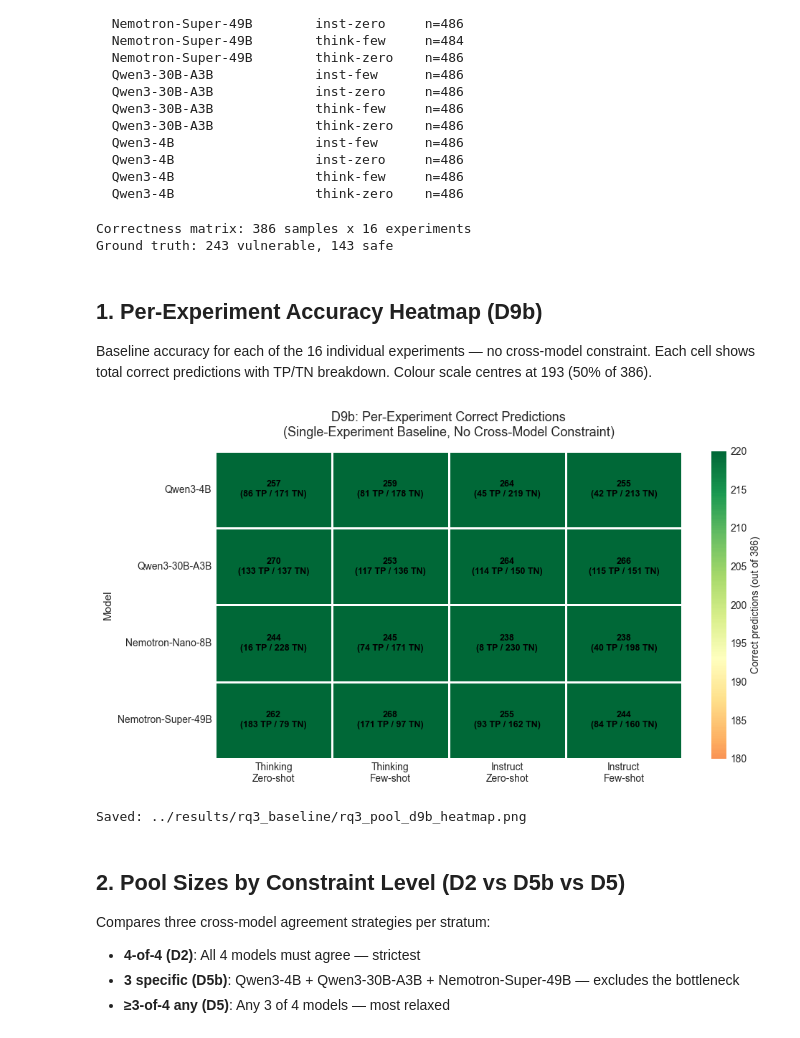
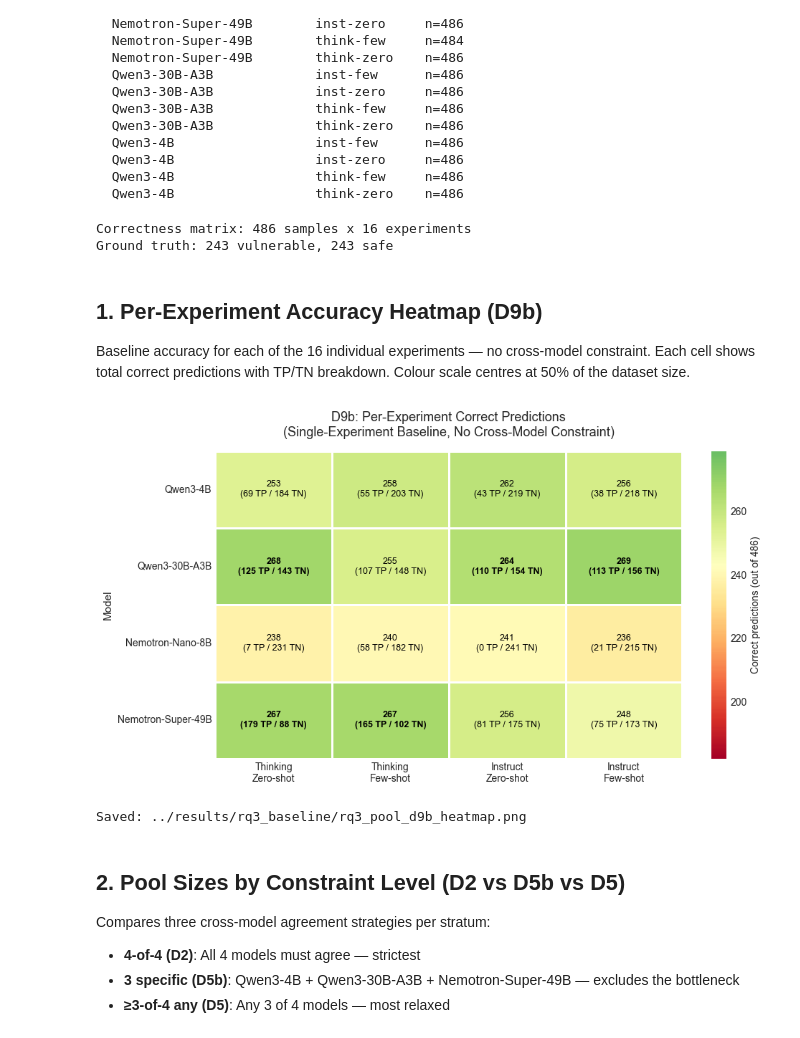
Before and after one commit to unused1/agent-green, a Jupyter notebook: notebooks/rq3_cross_model_pool_analysis.ipynb, the cells around one changed output. Drawn from its saved outputs; the diff is of its cells as text; code cells hidden in the pictures.

```diff
--- a/notebooks/rq3_cross_model_pool_analysis.ipynb
+++ b/notebooks/rq3_cross_model_pool_analysis.ipynb
@@ -117,37 +117,44 @@ Loaded 16 per-sample files
   Qwen3-4B                  think-zero    n=486
 # %%
 # Build correctness matrix: rows = sample numbers, columns = (model, stratum)
-# Use sample 1..386 as canonical index
-sample_idx = np.arange(1, 387)
+# Derive sample count dynamically from the loaded per-sample data
+n_samples = max(df['Sample Number'].max() for df in per_sample.values())
+sample_idx = np.arange(1, n_samples + 1)
 correct_matrix = pd.DataFrame(index=sample_idx)
 correct_matrix.index.name = 'Sample Number'
 
-# Ground truth (consistent across experiments)
-gt_series = None
+# Ground truth (consistent across experiments) — collect from ALL experiments
+# to fill gaps where individual configs may have fewer samples (e.g., 484 vs 486)
+gt_series = pd.Series(dtype=float, index=sample_idx)
 
 for (model, stratum), df in per_sample.items():
     col = f'{model}__{stratum}'
     df_idx = df.set_index('Sample Number')
-    correct_matrix[col] = df_idx['Is Correct'].reindex(sample_idx).fillna(False)
-    if gt_series is None:
-        gt_series = df_idx['Ground Truth'].reindex(sample_idx)
+    correct_matrix[col] = df_idx['Is Correct'].reindex(sample_idx).fillna(False).astype(bool)
+    # Fill ground truth from any experiment that has this sample
+    gt_update = df_idx['Ground Truth'].reindex(sample_idx)
+    gt_series = gt_series.fillna(gt_update)
 
-gt = gt_series  # 1 = vulnerable, 0 = safe
+gt = gt_series.fillna(-1).astype(int)  # -1 for any remaining gaps (should be none)
+n_vuln = int((gt == 1).sum())
+n_safe = int((gt == 0).sum())
 print(f'Correctness matrix: {correct_matrix.shape[0]} samples x {correct_matrix.shape[1]} experiments')
-print(f'Ground truth: {int((gt == 1).sum())} vulnerable, {int((gt == 0).sum())} safe')
+print(f'Ground truth: {n_vuln} vulnerable, {n_safe} safe')
+if (gt == -1).any():
+    print(f'WARNING: {(gt == -1).sum()} samples with missing ground truth')
 # %% [output]
-Correctness matrix: 386 samples x 16 experiments
-Ground truth: 243 vulnerable, 143 safe
+Correctness matrix: 486 samples x 16 experiments
+Ground truth: 243 vulnerable, 243 safe
 # %% [markdown]
 ## 1. Per-Experiment Accuracy Heatmap (D9b)
 
 Baseline accuracy for each of the 16 individual experiments — no cross-model constraint.
 Each cell shows total correct predictions with TP/TN breakdown.
-Colour scale centres at 193 (50% of 386).
+Colour scale centres at 50% of the dataset size.
 # %%
 # Compute D9b: per-model per-stratum correctness counts
 # Use each experiment's own per_sample data (avoids GT alignment issues
-# for the Nemotron-Super-49B think-few experiment which has 384/386 samples)
+# for experiments which may have fewer samples due to context overflow skips)
 d9b_total = np.zeros((4, 4))
 d9b_tp = np.zeros((4, 4))
 d9b_tn = np.zeros((4, 4))
@@ -160,43 +167,47 @@ for i, model in enumerate(MODEL_ORDER):
         d9b_tp[i, j] = (correct & (df['Ground Truth'] == 1)).sum()
         d9b_tn[i, j] = (correct & (df['Ground Truth'] == 0)).sum()
 
-# Heatmap
+# Heatmap — dynamic scale based on dataset size
+half_n = n_samples // 2
+vmin_d9b = int(half_n * 0.75)
+vmax_d9b = int(half_n * 1.15)
+
 fig, ax = plt.subplots(figsize=(10, 5.5))
 
 sns.heatmap(
-    d9b_total, annot=False, cmap='RdYlGn', center=193,
+    d9b_total, annot=False, cmap='RdYlGn', center=half_n,
     xticklabels=['Thinking\nZero-shot', 'Thinking\nFew-shot',
                  'Instruct\nZero-shot', 'Instruct\nFew-shot'],
     yticklabels=MODEL_ORDER,
     ax=ax, linewidths=2, linecolor='white',
-    vmin=180, vmax=220,
-    cbar_kws={'label': 'Correct predictions (out of 386)'}
+    vmin=vmin_d9b, vmax=vmax_d9b,
+    cbar_kws={'label': f'Correct predictions (out of {n_samples})'}
 )
 
 # Custom annotations with TP/TN breakdown
 for i in range(4):
     for j in range(4):
         total = int(d9b_total[i, j])
         tp = int(d9b_tp[i, j])
         tn = int(d9b_tn[i, j])
         ax.text(j + 0.5, i + 0.5,
                 f'{total}\n({tp} TP / {tn} TN)',
                 ha='center', va='center', fontsize=9,
-                fontweight='bold' if total >= 210 else 'normal',
+                fontweight='bold' if total >= half_n * 1.08 else 'normal',
                 color='black')
 
 ax.set_title('D9b: Per-Experiment Correct Predictions\n(Single-Experiment Baseline, No Cross-Model Constraint)',
              fontsize=13, pad=15)
 ax.set_ylabel('Model', fontsize=11)
 ax.set_xlabel('')
 ax.tick_params(axis='y', rotation=0)
 
 plt.tight_layout()
 plt.savefig(OUTPUT_DIR / 'rq3_pool_d9b_heatmap.png', bbox_inches='tight')
 plt.show()
 print(f'Saved: {OUTPUT_DIR / "rq3_pool_d9b_heatmap.png"}')
 # %% [output]
-[figure, old version]
+[figure, new version]
 Saved: ../results/rq3_baseline/rq3_pool_d9b_heatmap.png
 # %% [markdown]
 ## 2. Pool Sizes by Constraint Level (D2 vs D5b vs D5)
```
Also changed, not shown: parts of 17 cells of this notebook, 37 other files.
